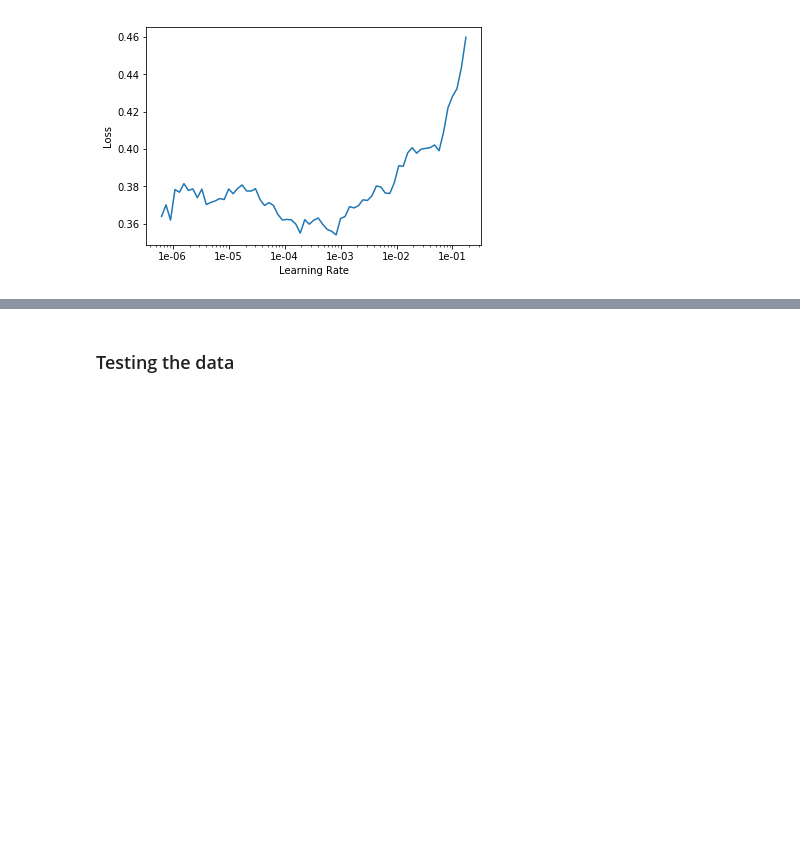
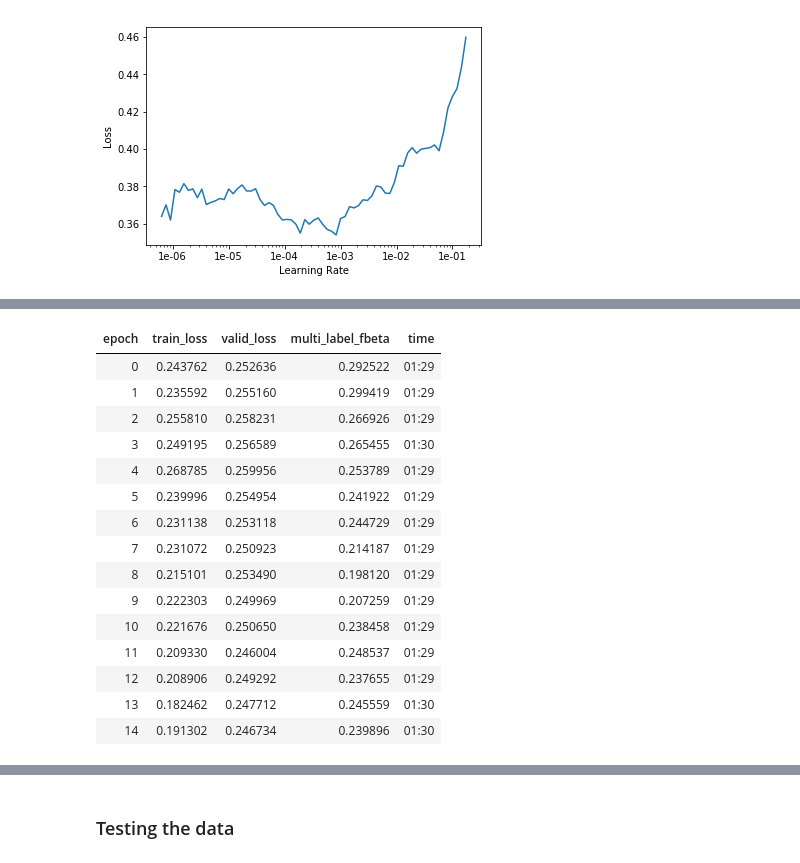
Before and after one commit to AksChougule/kaggle-competitions, a Jupyter notebook: human-protein-atlas/model-v4.ipynb, the cells around one changed output, grey strips where cells are left out. Drawn from its saved outputs; the diff is of its cells as text; code cells hidden in the pictures; blank space fills up the shorter version.

```diff
--- a/human-protein-atlas/model-v4.ipynb
+++ b/human-protein-atlas/model-v4.ipynb
@@ -345,5 +352,22 @@ learn.fit_one_cycle(20, slice(1e-5, lr/5))
 # %%
 learn.save('nb-v4-resnet34-stage2-LR1e-3-F1-macro')
 # %%
-#learn.fit_one_cycle(10, slice(1e-5, lr/5))
+learn.fit_one_cycle(15, slice(1e-5, lr/5))
+# %% [output]
+| epoch | train_loss | valid_loss | multi_label_fbeta | time |
+| 0 | 0.243762 | 0.252636 | 0.292522 | 01:29 |
+| 1 | 0.235592 | 0.255160 | 0.299419 | 01:29 |
+| 2 | 0.255810 | 0.258231 | 0.266926 | 01:29 |
+| 3 | 0.249195 | 0.256589 | 0.265455 | 01:30 |
+| 4 | 0.268785 | 0.259956 | 0.253789 | 01:29 |
+| 5 | 0.239996 | 0.254954 | 0.241922 | 01:29 |
+| 6 | 0.231138 | 0.253118 | 0.244729 | 01:29 |
+| 7 | 0.231072 | 0.250923 | 0.214187 | 01:29 |
+| 8 | 0.215101 | 0.253490 | 0.198120 | 01:29 |
+| 9 | 0.222303 | 0.249969 | 0.207259 | 01:29 |
+| 10 | 0.221676 | 0.250650 | 0.238458 | 01:29 |
+| 11 | 0.209330 | 0.246004 | 0.248537 | 01:29 |
+| 12 | 0.208906 | 0.249292 | 0.237655 | 01:29 |
+| 13 | 0.182462 | 0.247712 | 0.245559 | 01:30 |
+| 14 | 0.191302 | 0.246734 | 0.239896 | 01:30 |
 # %%
```
Also changed, not shown: parts of 10 cells of this notebook.
